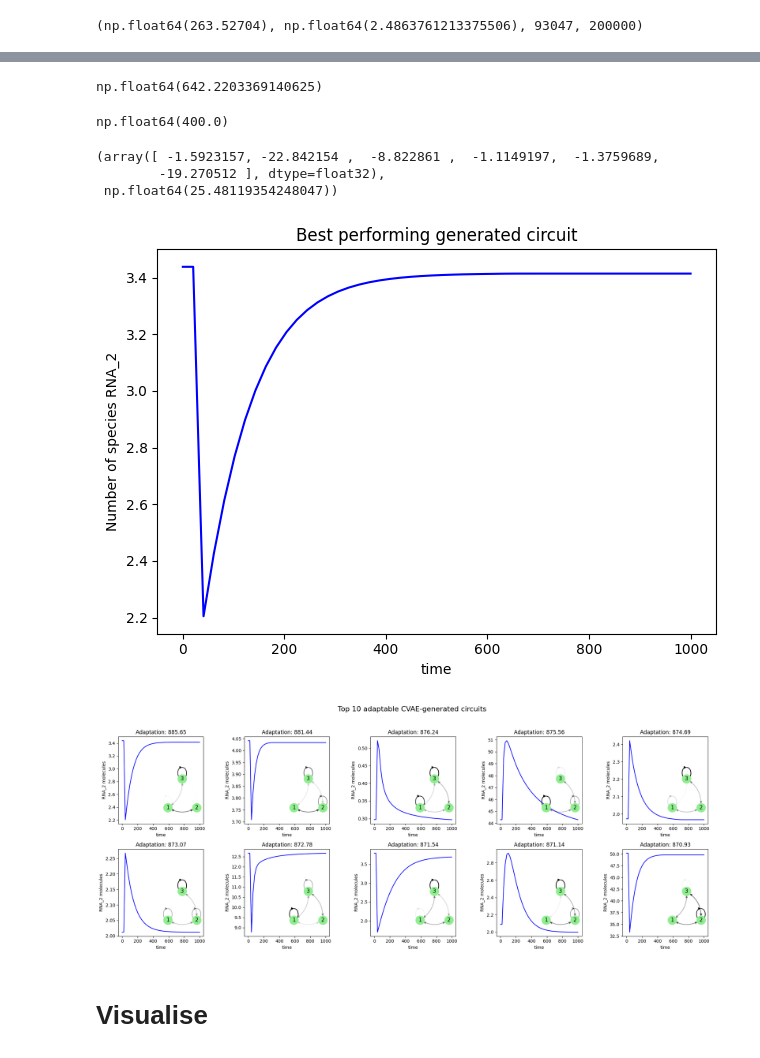
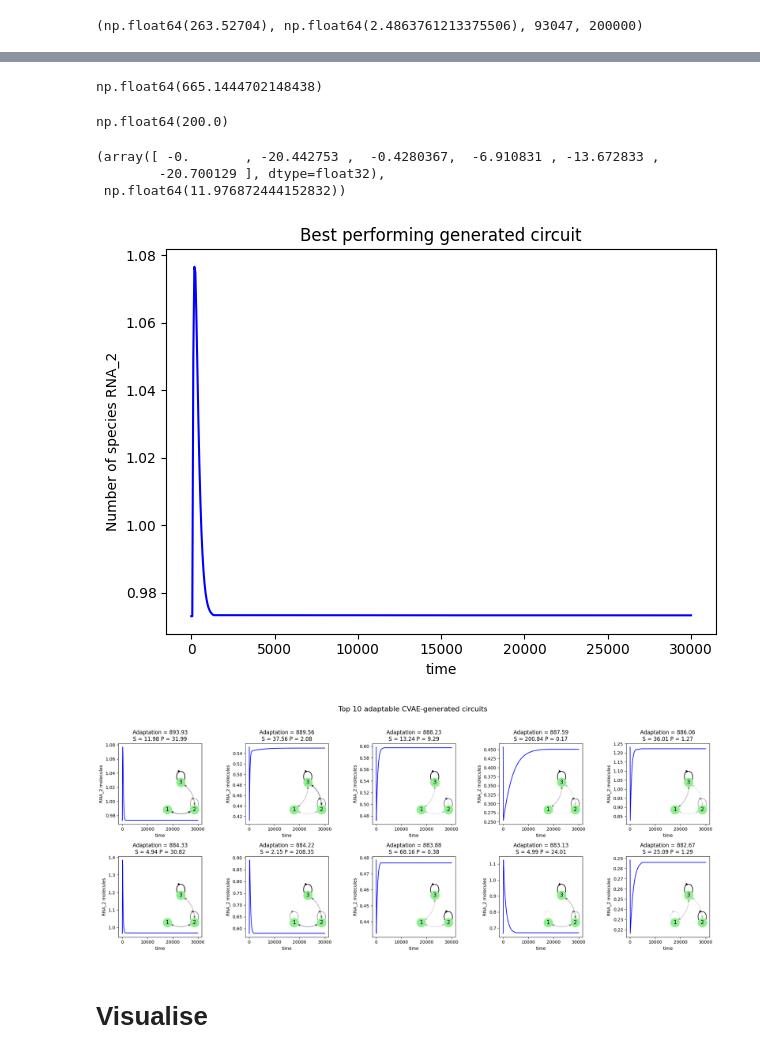
Before and after one commit to olive004/EvoScaper, a Jupyter notebook: notebooks/02_cvae_verify.ipynb, the cells around one changed output, grey strips where cells are left out. Saved outputs shown, nothing was run; the diff lists cells and outputs as text; code cells hidden in the pictures.

```diff
--- a/notebooks/02_cvae_verify.ipynb
+++ b/notebooks/02_cvae_verify.ipynb
@@ -143,12 +143,13 @@ if use_run:
                impose_final_range=(df[get_true_interaction_cols(df, config_dataset.x_type, remove_symmetrical=True, num_species=3)].min().min(),
                                    df[get_true_interaction_cols(df, config_dataset.x_type, remove_symmetrical=True, num_species=3)].max().max()))
 # %%
-analytics = load_json_as_dict(os.path.join('data/02_cvae_verify/2025_01_26__17_19_33', 'analytics.json'))
-ts = np.load(os.path.join('data/02_cvae_verify/2025_01_26__17_19_33', 'ts.npy'))
-ys = np.load(os.path.join('data/02_cvae_verify/2025_01_26__17_19_33', 'ys.npy'))
-fake_circuits = np.load(os.path.join('data/02_cvae_verify/2025_01_26__17_19_33', 'fake_circuits.npy'))
-y0m = np.load(os.path.join('data/02_cvae_verify/2025_01_26__17_19_33', 'y0m.npy'))
-sampled_cond = np.load(os.path.join('data/02_cvae_verify/2025_01_26__17_19_33', 'sampled_cond.npy'))
+# 2025_01_26__17_19_33
+analytics = load_json_as_dict(os.path.join('data/02_cvae_verify/2025_02_10__15_01_48', 'analytics.json'))
+ts = np.load(os.path.join('data/02_cvae_verify/2025_02_10__15_01_48', 'ts.npy'))
+ys = np.load(os.path.join('data/02_cvae_verify/2025_02_10__15_01_48', 'ys.npy'))
+fake_circuits = np.load(os.path.join('data/02_cvae_verify/2025_02_10__15_01_48', 'fake_circuits.npy'))
+y0m = np.load(os.path.join('data/02_cvae_verify/2025_02_10__15_01_48', 'y0m.npy'))
+sampled_cond = np.load(os.path.join('data/02_cvae_verify/2025_02_10__15_01_48', 'sampled_cond.npy'))
 ts0 = np.array([])
 y00s = np.array([])
 # %%
@@ -217,11 +219,11 @@ for i in idxs_med:
 # %%
 np.nanmax(analytics['sensitivity_wrt_species-6'][:, idx_output])
 # %% [output]
-np.float64(642.2203369140625)
+np.float64(665.1444702148438)
 # %%
 analytics['initial_steady_states'][idx_max, -3]
 # %% [output]
-np.float64(400.0)
+np.float64(200.0)
 # %%
 idx_signal = -3
 plt.plot(ts, ys[idx_max, :, idx_output].T, color='b')
@@ -232,10 +234,10 @@ plt.tight_layout()
 plt.savefig(os.path.join(top_write_dir, 'best_performing_circuit.png'))
 fake_circuits.reshape(np.prod(fake_circuits.shape[:-1]), -1)[idx_max], analytics['sensitivity_wrt_species-6'][idx_max, idx_output]
 # %% [output]
-(array([ -1.5923157, -22.842154 ,  -8.822861 ,  -1.1149197,  -1.3759689,
-        -19.270512 ], dtype=float32),
- np.float64(25.48119354248047))
+(array([ -0.       , -20.442753 ,  -0.4280367,  -6.910831 , -13.672833 ,
+        -20.700129 ], dtype=float32),
+ np.float64(11.976872444152832))
-[figure, old version]
+[figure, new version]
 # %%
 n_top = 10
 # a = np.array(analytics['adaptation'])
@@ -243,7 +245,8 @@ n_top = 10
 # a = np.where(np.isfinite(analytics['adaptation']) & (np.array(analytics['initial_steady_states']) > 10), analytics['adaptation'], 0)
 a = np.where(np.isfinite(analytics['adaptation']) & (
     analytics['overshoot'] / analytics['initial_steady_states'] > 0.05) & (
-        analytics['response_time_wrt_species-6'] < (0.7 * analytics['response_time_wrt_species-6'].max())), analytics['adaptation'], 0)
+        analytics['response_time_wrt_species-6'] < (0.9 * analytics['response_time_wrt_species-6'].max())
+        ) & (analytics['initial_steady_states'] > 0), analytics['adaptation'], 0)
 # idxs_top_adapt = np.argsort(a[:, idx_output])[:n_top]
 idxs_top_adapt = np.argsort(a[:, idx_output])[-n_top:][::-1]
 nrows = 2
@@ -255,35 +258,36 @@ def make_nx_weights(energies, n_nodes):
         energies, (energies.min(), energies.max()), (1, 0))
     keys = [tuple(sorted(ii)) for ii in zip(*[(i + 1).tolist()
                                               for i in np.triu_indices(n_nodes)])]
     weights = dict(zip(keys, energies_mod.round(2).tolist()))
     # keys2 = [tuple(np.array(ii)[::-1].tolist()) for ii in zip(*[(i + 1).tolist() for i in np.triu_indices(n_nodes)])]
     # weights2 = dict(zip(keys2, energies_mod.round(2).tolist()))
     # weights.update(weights2)
     return weights
 
 
 fig, axs = plt.subplots(nrows=nrows, ncols=ncols,
                         figsize=(ncols * 4, nrows * 4))
+t_plotmax = int(30000*0.8)
 for i, idx in enumerate(idxs_top_adapt):
     ax = axs[i // ncols, i % ncols]
     ax.plot(ts, ys[idx, :, idx_output].T, color='b')
     # ax.plot(ts, ys[idx, :, idx_signal].T, color='r')
     # ax.set_ylim([0, 410])
     w = fake_circuits.reshape(np.prod(fake_circuits.shape[:-1]), -1)[idx]
     create_network_inset(fig, ax, width=0.9, height=0.9, edge_weights=make_nx_weights(
         w, n_nodes=3), node_color='lightgreen')
-    ax.set_title(f'Adaptation: {a[idx, idx_output]:.2f}')
+    ax.set_title(f'Adaptation = {a[idx, idx_output]:.2f}\nS = {analytics["sensitivity_wrt_species-6"][idx, idx_output]:.2f} P = {analytics["precision_wrt_species-6"][idx, idx_output]:.2f}')
     ax.set_xlabel('time')
     ax.set_ylabel(f'{input_species[idx_output]} molecules')
 
 plt.suptitle(f'Top {n_top} adaptable CVAE-generated circuits', fontsize=16)
 plt.tight_layout(rect=[0, 0, 1, 0.95])
 plt.savefig(os.path.join(top_write_dir,
             'best_performing_circuits_networks.png'))
 
 # w, fake_circuits.reshape(np.prod(fake_circuits.shape[:-1]), -1)[idxs_top_adapt] #, analytics['sensitivity_wrt_species-6'][idx_max, idx_output]
 # %% [output]
-[figure, old version]
+[figure, new version]
 # %%
 idx_signal = -3
 idx_output = -1
```
Also changed, not shown: parts of 13 cells of this notebook, 2 other files.
